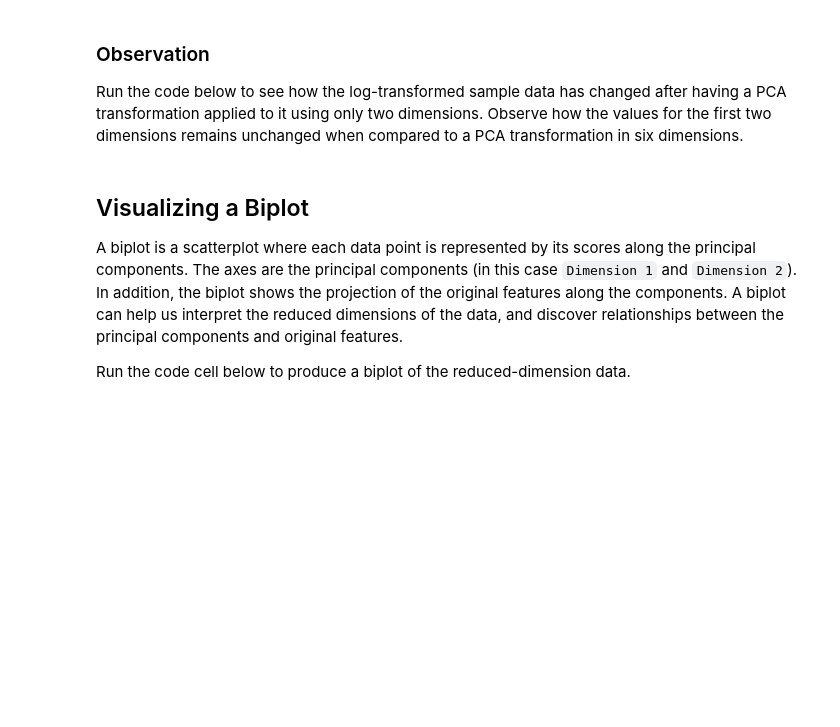
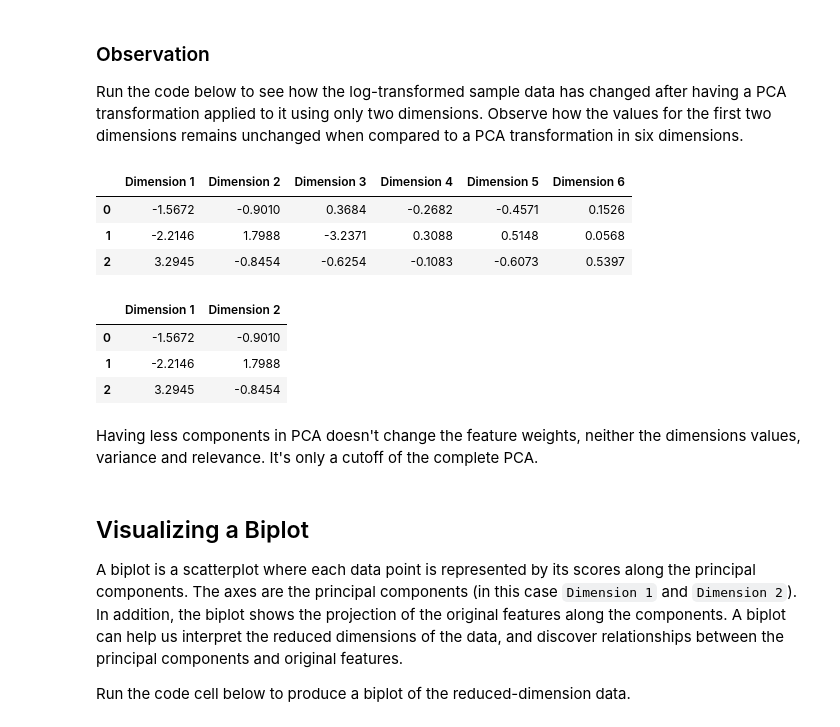
Before and after one commit to adrifmonte/customer-segments, a Jupyter notebook: customer_segments.ipynb, the cells around one changed output. Saved outputs shown, nothing was run; the diff lists cells and outputs as text; code cells hidden in the pictures; blank space fills up the shorter version.

Commit message:
Dimensionality reduction implementation and analysis

```diff
--- a/customer_segments.ipynb
+++ b/customer_segments.ipynb
@@ -518,7 +524,19 @@ reduced_data = pd.DataFrame(reduced_data, columns = ['Dimension 1', 'Dimension 2
 Run the code below to see how the log-transformed sample data has changed after having a PCA transformation applied to it using only two dimensions. Observe how the values for the first two dimensions remains unchanged when compared to a PCA transformation in six dimensions.
 # %%
 # Display sample log-data after applying PCA transformation in two dimensions
-display(pd.DataFrame(np.round(pca_samples, 4), columns = ['Dimension 1', 'Dimension 2']))
+display(pd.DataFrame(np.round(pca_samples, 4), columns = pca_results.index.values))
+display(pd.DataFrame(np.round(pca_samples_2D, 4), columns = ['Dimension 1', 'Dimension 2']))
+# %% [output]
+|  | Dimension 1 | Dimension 2 | Dimension 3 | Dimension 4 | Dimension 5 | Dimension 6 |
+| 0 | -1.5672 | -0.9010 | 0.3684 | -0.2682 | -0.4571 | 0.1526 |
+| 1 | -2.2146 | 1.7988 | -3.2371 | 0.3088 | 0.5148 | 0.0568 |
+| 2 | 3.2945 | -0.8454 | -0.6254 | -0.1083 | -0.6073 | 0.5397 |
+|  | Dimension 1 | Dimension 2 |
+| 0 | -1.5672 | -0.9010 |
+| 1 | -2.2146 | 1.7988 |
+| 2 | 3.2945 | -0.8454 |
+# %% [markdown]
+Having less components in PCA doesn't change the feature weights, neither the dimensions values, variance and relevance. It's only a cutoff of the complete PCA.
 # %% [markdown]
 ## Visualizing a Biplot
 A biplot is a scatterplot where each data point is represented by its scores along the principal components. The axes are the principal components (in this case `Dimension 1` and `Dimension 2`). In addition, the biplot shows the projection of the original features along the components. A biplot can help us interpret the reduced dimensions of the data, and discover relationships between the principal components and original features.
```
Also changed, not shown: parts of 1 cell of this notebook.
